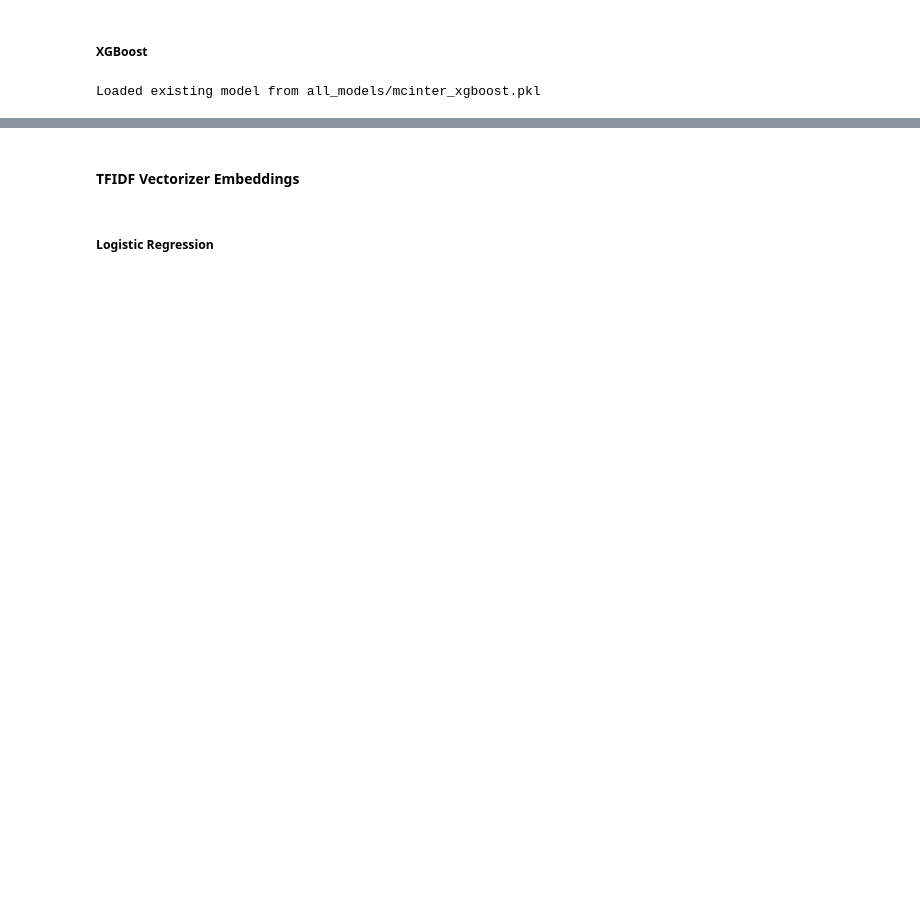
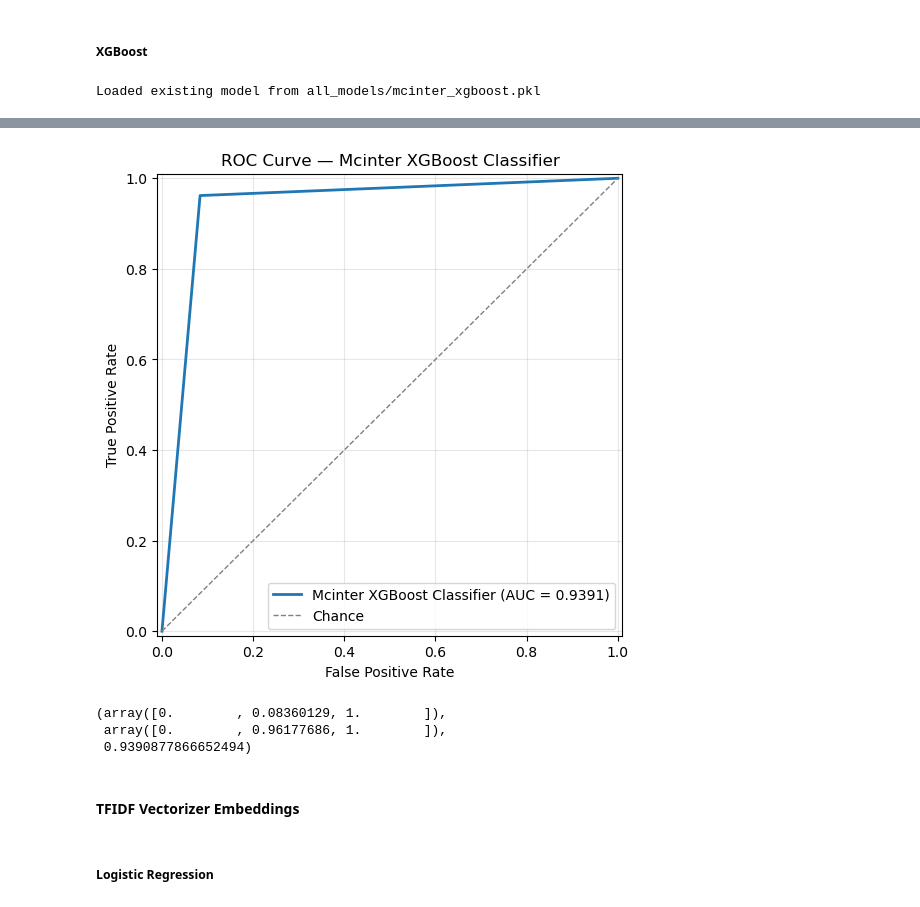
Before and after one commit to fahadthakur/mxn442-assignment2, a Jupyter notebook: fake_news_classifier.ipynb, the cells around one changed output, grey strips where cells are left out. Cells and saved outputs as stored; diff of their text form; code cells hidden in the pictures; blank space fills up the shorter version.

```diff
--- a/fake_news_classifier.ipynb
+++ b/fake_news_classifier.ipynb
@@ -399,7 +675,7 @@ weighted avg       0.93      0.93      0.93      1901
 # %% [markdown]
 ##### XGBoost
 # %%
-mcinter_xgb_model = train_xgboost(X_train, y_train, model_name="mcinter")
+mcinter_xgb_model = train_xgboost(X_train_w2v_mc, y_train_w2v_mc, model_name="mcinter")
 # %% [output]
 Loaded existing model from all_models/mcinter_xgboost.pkl
 # %%
@@ -416,6 +692,13 @@ Classification Report:
    macro avg       0.94      0.94      0.94      1901
 weighted avg       0.94      0.94      0.94      1901
 [figure]
+# %%
+plot_auc_curve(mcinter_xgb_model, X_test_w2v_mc, y_test_w2v_mc, "Mcinter XGBoost Classifier")
+# %% [output]
+[figure, added]
+(array([0.        , 0.08360129, 1.        ]),
+ array([0.        , 0.96177686, 1.        ]),
+ 0.9390877866652494)
 # %% [markdown]
 #### TFIDF Vectorizer Embeddings
 # %%
```
Also changed, not shown: parts of 81 cells of this notebook, 3 other files.
